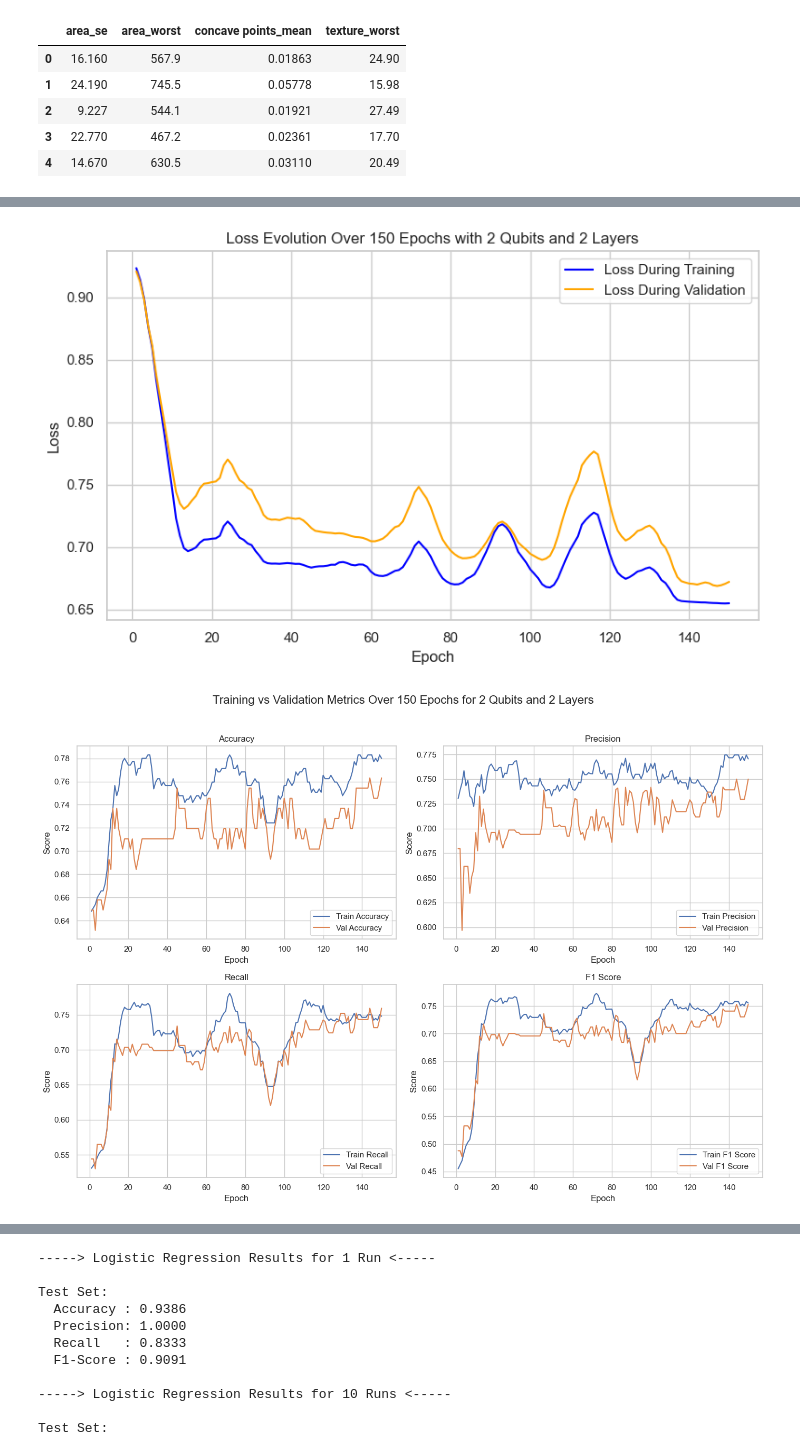
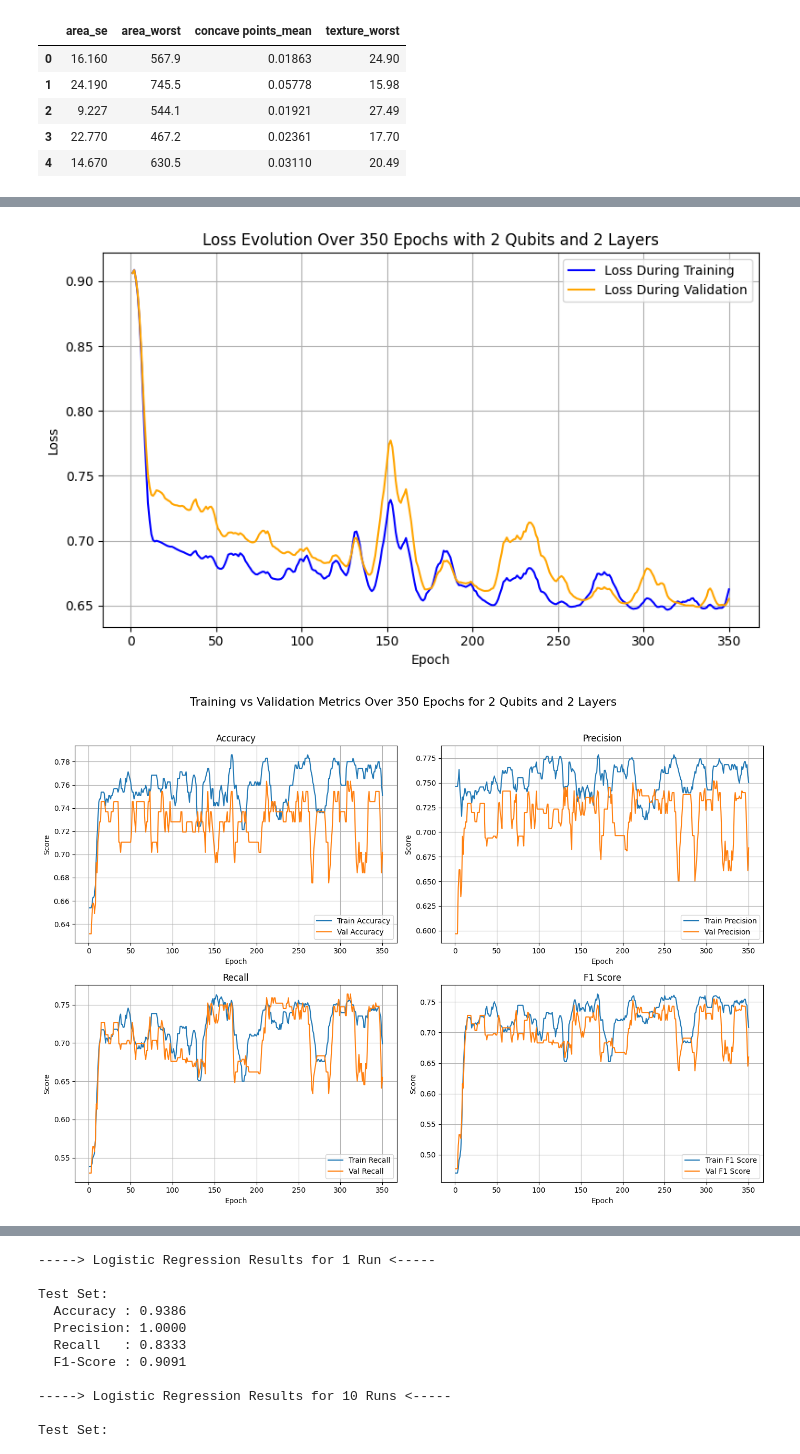
Before and after one commit to vex-me-not/Master_Thesis, a Jupyter notebook: top_04_feats_2qubits.ipynb, the cells around one changed output, grey strips where cells are left out. Cells and saved outputs as stored; diff of their text form; code cells hidden in the pictures.

```diff
--- a/top_04_feats_2qubits.ipynb
+++ b/top_04_feats_2qubits.ipynb
@@ -300,7 +300,7 @@ num_data = len(y_train)
 num_train = int(0.75 * num_data)
 index = np.random.permutation(range(num_data))
 
-num_epochs = 150
+num_epochs = 350
 
 layers=[x for x in range(1,11)]
 
@@ -566,5 +566,5 @@ F1-score : 0.7415
-[figure, old version]
+[figure, new version]
-[figure, old version]
+[figure, new version]
 # %%
 np.random.seed(0)
 num_data = len(y_train)
```
Also changed, not shown: parts of 6 cells of this notebook, 1 other file.
